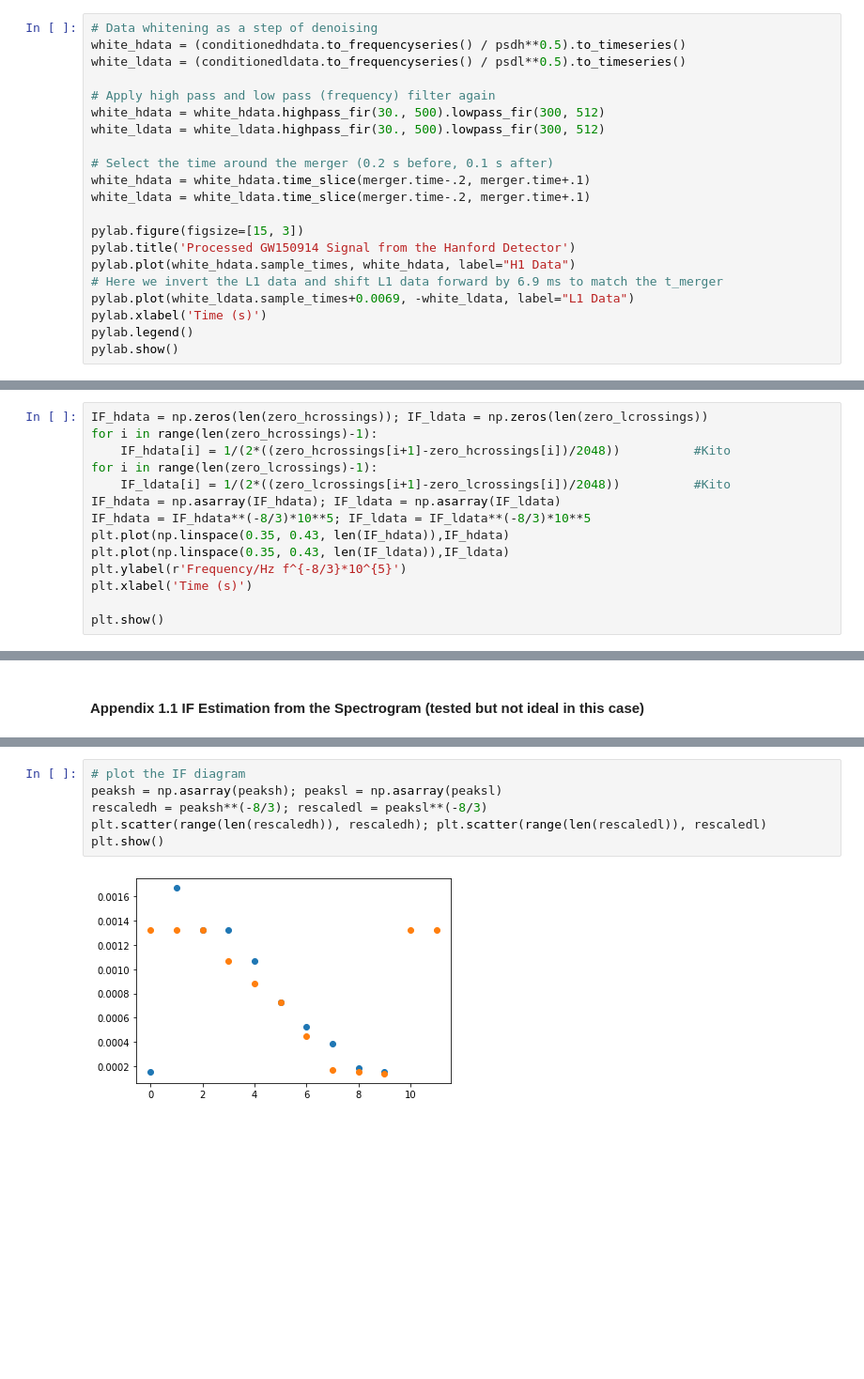
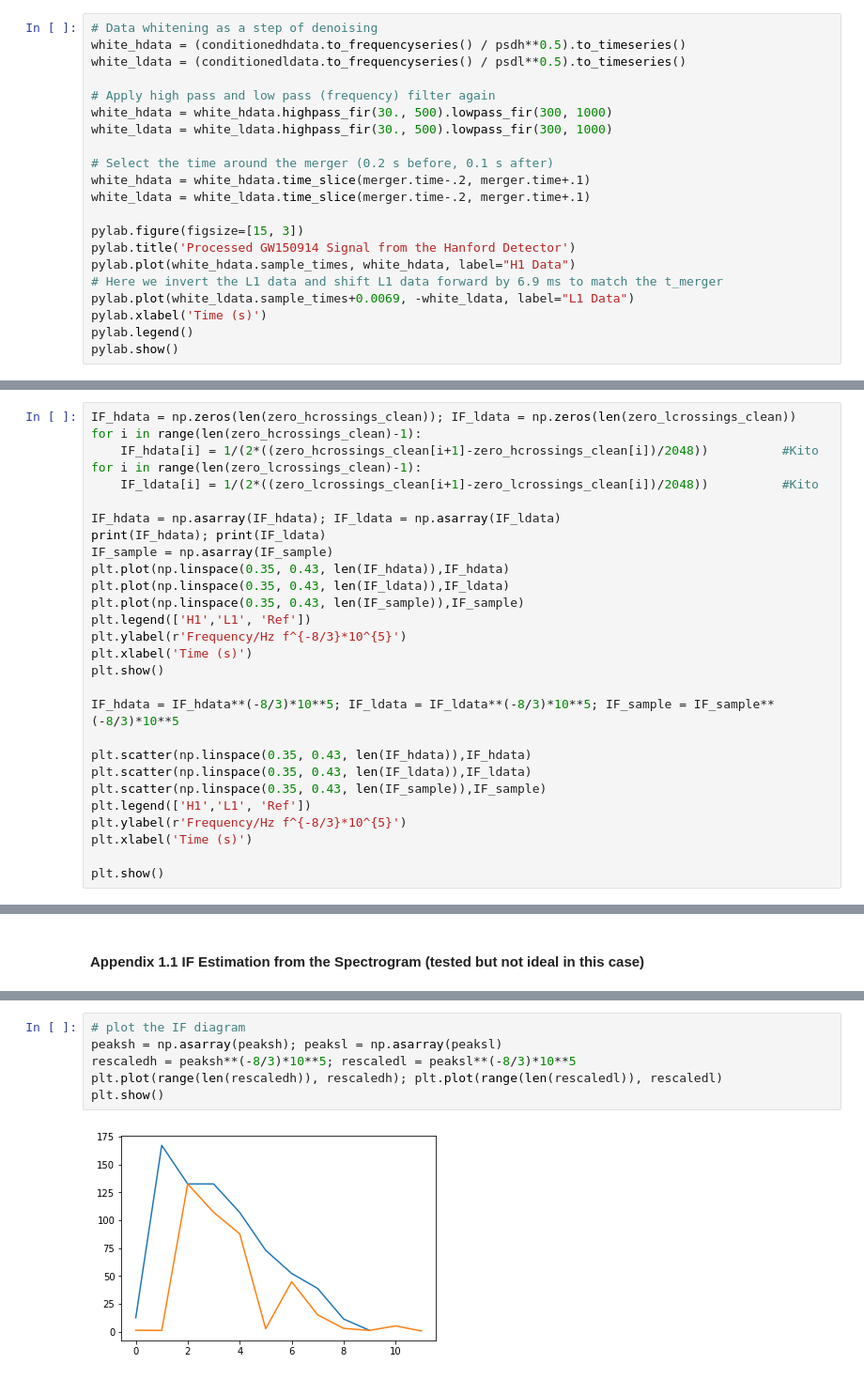
Before and after one commit to xli2522/simple-BBH-waveform, a Jupyter notebook: simple_BBH_waveform.ipynb, the cells around one changed output, grey strips where cells are left out. Shown: that part at 94% size. Cells and saved outputs as stored; diff of their text form; blank space fills up the shorter version.

```diff
--- a/simple_BBH_waveform.ipynb
+++ b/simple_BBH_waveform.ipynb
@@ -114,8 +108,8 @@ white_hdata = (conditionedhdata.to_frequencyseries() / psdh**0.5).to_timeseries(
 white_ldata = (conditionedldata.to_frequencyseries() / psdl**0.5).to_timeseries()
 
 # Apply high pass and low pass (frequency) filter again
-white_hdata = white_hdata.highpass_fir(30., 500).lowpass_fir(300, 512)
-white_ldata = white_ldata.highpass_fir(30., 500).lowpass_fir(300, 512)
+white_hdata = white_hdata.highpass_fir(30., 500).lowpass_fir(300, 1000)
+white_ldata = white_ldata.highpass_fir(30., 500).lowpass_fir(300, 1000)
 
 # Select the time around the merger (0.2 s before, 0.1 s after)
 white_hdata = white_hdata.time_slice(merger.time-.2, merger.time+.1)
@@ -167,13 +174,27 @@ plt.show()
 # %%
-IF_hdata = np.zeros(len(zero_hcrossings)); IF_ldata = np.zeros(len(zero_lcrossings))
-for i in range(len(zero_hcrossings)-1):
-    IF_hdata[i] = 1/(2*((zero_hcrossings[i+1]-zero_hcrossings[i])/2048))          #Kito
-for i in range(len(zero_lcrossings)-1):
-    IF_ldata[i] = 1/(2*((zero_lcrossings[i+1]-zero_lcrossings[i])/2048))          #Kito
+IF_hdata = np.zeros(len(zero_hcrossings_clean)); IF_ldata = np.zeros(len(zero_lcrossings_clean))
+for i in range(len(zero_hcrossings_clean)-1):
+    IF_hdata[i] = 1/(2*((zero_hcrossings_clean[i+1]-zero_hcrossings_clean[i])/2048))          #Kito
+for i in range(len(zero_lcrossings_clean)-1):
+    IF_ldata[i] = 1/(2*((zero_lcrossings_clean[i+1]-zero_lcrossings_clean[i])/2048))          #Kito
+
 IF_hdata = np.asarray(IF_hdata); IF_ldata = np.asarray(IF_ldata)
-IF_hdata = IF_hdata**(-8/3)*10**5; IF_ldata = IF_ldata**(-8/3)*10**5
+print(IF_hdata); print(IF_ldata)
+IF_sample = np.asarray(IF_sample)
 plt.plot(np.linspace(0.35, 0.43, len(IF_hdata)),IF_hdata)
 plt.plot(np.linspace(0.35, 0.43, len(IF_ldata)),IF_ldata)
+plt.plot(np.linspace(0.35, 0.43, len(IF_sample)),IF_sample)
+plt.legend(['H1','L1', 'Ref'])
+plt.ylabel(r'Frequency/Hz f^{-8/3}*10^{5}')
+plt.xlabel('Time (s)')
+plt.show()
+
+IF_hdata = IF_hdata**(-8/3)*10**5; IF_ldata = IF_ldata**(-8/3)*10**5; IF_sample = IF_sample**(-8/3)*10**5
+
+plt.scatter(np.linspace(0.35, 0.43, len(IF_hdata)),IF_hdata)
+plt.scatter(np.linspace(0.35, 0.43, len(IF_ldata)),IF_ldata)
+plt.scatter(np.linspace(0.35, 0.43, len(IF_sample)),IF_sample)
+plt.legend(['H1','L1', 'Ref'])
 plt.ylabel(r'Frequency/Hz f^{-8/3}*10^{5}')
 plt.xlabel('Time (s)')
 
@@ -271,8 +304,8 @@ print(peaksl)
 # %%
 # plot the IF diagram
 peaksh = np.asarray(peaksh); peaksl = np.asarray(peaksl)
-rescaledh = peaksh**(-8/3); rescaledl = peaksl**(-8/3)
-plt.scatter(range(len(rescaledh)), rescaledh); plt.scatter(range(len(rescaledl)), rescaledl)
+rescaledh = peaksh**(-8/3)*10**5; rescaledl = peaksl**(-8/3)*10**5
+plt.plot(range(len(rescaledh)), rescaledh); plt.plot(range(len(rescaledl)), rescaledl)
 plt.show()
 # %% [output]
-[figure, old version]
+[figure, new version]
```
Also changed, not shown: parts of 8 cells of this notebook.
